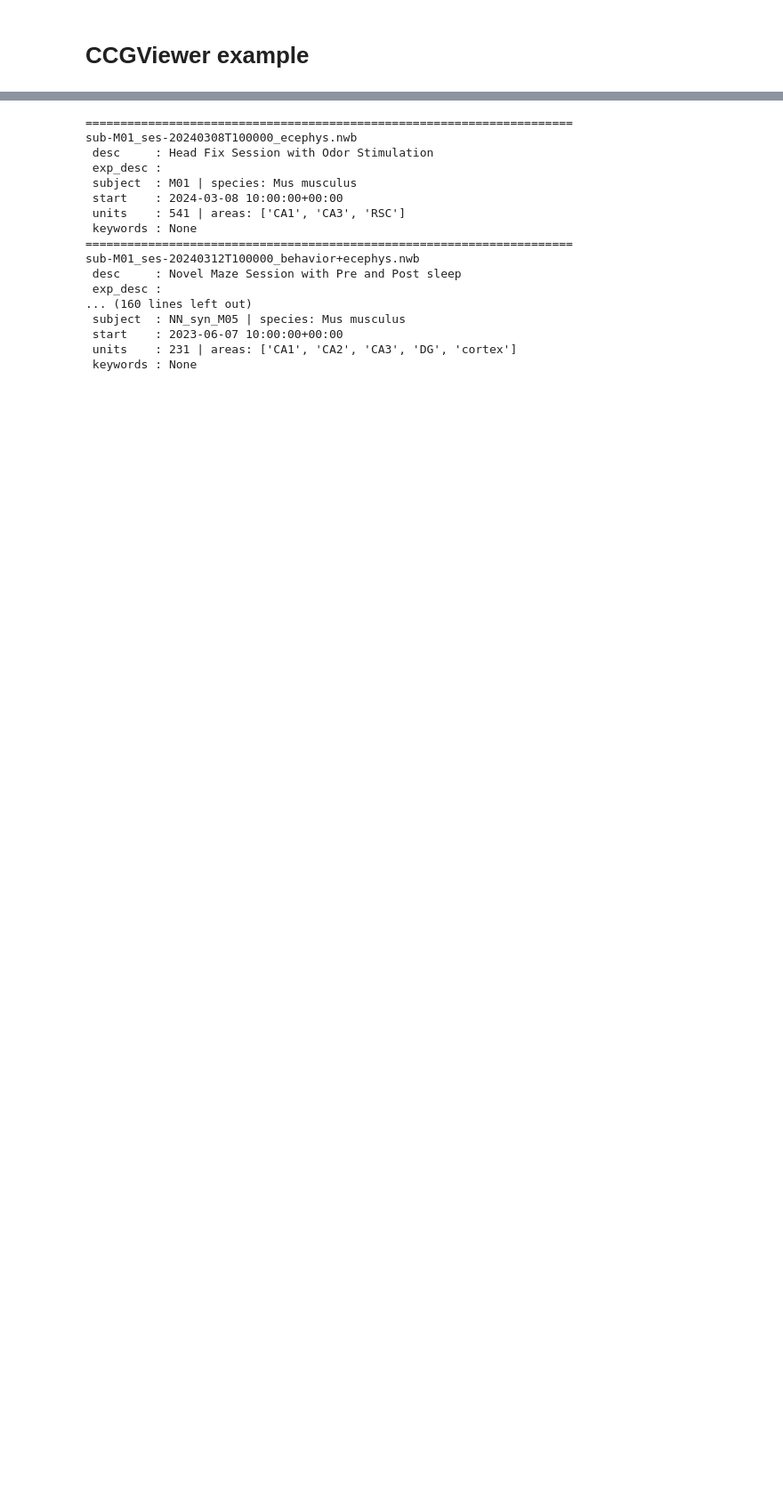
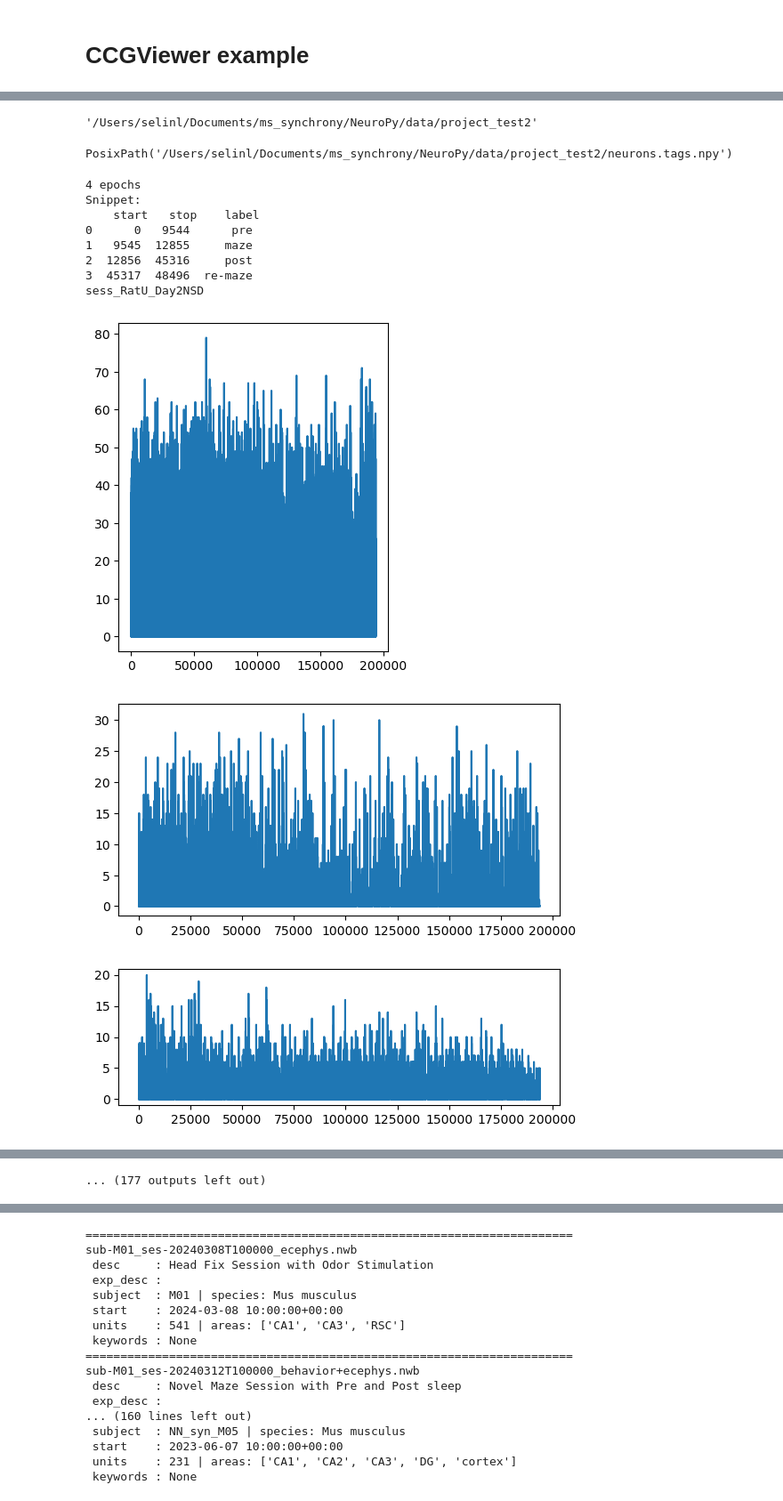
Before and after one commit to selina-lii/NeuroPy, a Jupyter notebook: notebooks/CCG_gui.ipynb, the cells around one changed output, grey strips where cells are left out. Shown at 89% size. Cells and saved outputs as stored; diff of their text form; code cells hidden in the pictures; blank space fills up the shorter version.

```diff
--- a/notebooks/CCG_gui.ipynb
+++ b/notebooks/CCG_gui.ipynb
@@ -28,0 +23,3 @@ nd, cd, sd = open_project('test2')
+# %%
+from neuropy.analyses.ms_connectivity import open_project
+nd2, cd2, sd2 = open_project('test2')
@@ -28,0 +30,25 @@ nd, cd, sd = open_project('test2')
+# %%
+import numpy as np
+label_firing_all = {}
+label_ratio_all = {}
+label_firing_all_values = {}
+label_ratio_all_values = {}
+for key in nd2.session_keys:
+    print(key)
+    neu=nd2.neurons_for(key)
+    themes=nd2.get_themes(key)['paradigm']
+    neu_slice = neu.behav_slice(behav_times=themes,labels='maze')
+    neu_nonmaze = neu.behav_slice(behav_times=themes,labels=['pre','post'])
+    inds=np.argsort(neu_slice.firing_rate)[::-1]
+    label_highfiring = inds[(neu_slice.firing_rate>0.5) & (neu_slice.neuron_type=='pyr')]
+    label_lowfiring = inds[(neu_slice.firing_rate<=0.5) & (neu_slice.neuron_type=='pyr')]
+    label_ratio = neu_nonmaze.firing_rate/neu_slice.firing_rate
+    label_firing_all[key] = np.full(len(neu_slice.firing_rate), None, dtype=object)
+    label_firing_all[key][label_highfiring] = 'high'
+    label_firing_all[key][label_lowfiring] = 'low'
+    label_ratio_all[key] = label_ratio > 1
+    label_firing_all_values[key] = neu_slice.firing_rate
+    label_ratio_all_values[key] = label_ratio
+    # for x in inds:
+    #     print(f"{x}: {neu_slice.firing_rate[x]:.2f} {neu.firing_rate[x]} {neu_slice.neuron_type[x]}")
+print(label_firing_all,label_ratio_all)
@@ -28,0 +90,32 @@ nd, cd, sd = open_project('test2')
+# %%
+cd2.save_path
+# %% [output]
+'/Users/selinl/Documents/ms_synchrony/NeuroPy/data/project_test2'
+# %%
+nd2.save_tags(cd2.save_path)
+# %% [output]
+PosixPath('/Users/selinl/Documents/ms_synchrony/NeuroPy/data/project_test2/neurons.tags.npy')
+# %%
+import matplotlib.pyplot as plt
+for key in nd2.session_keys():
+    if key.session=='RatU_Day2NSD':
+        print(nd2.get_themes(key)['paradigm'])
+        print(key)
+        neu=nd2.neurons_for(key)
+        trains = neu.get_binned_spiketrains()
+        for train in trains.spike_counts:
+            plt.gca().set_aspect(3000) # reasonable aspect making sure plot is flat but not collapsed
+            plt.plot(train)
+            plt.show()
+# %% [output]
+4 epochs
+Snippet:
+    start   stop    label
+0      0   9544      pre
+1   9545  12855     maze
+2  12856  45316     post
+3  45317  48496  re-maze
+sess_RatU_Day2NSD
+[figure, added]
+[figure, added]
+[figure, added]
@@ -28,0 +130 @@ nd, cd, sd = open_project('test2')
+... (177 outputs left out)
```
Also changed, not shown: parts of 15 cells of this notebook, 2 other files.
